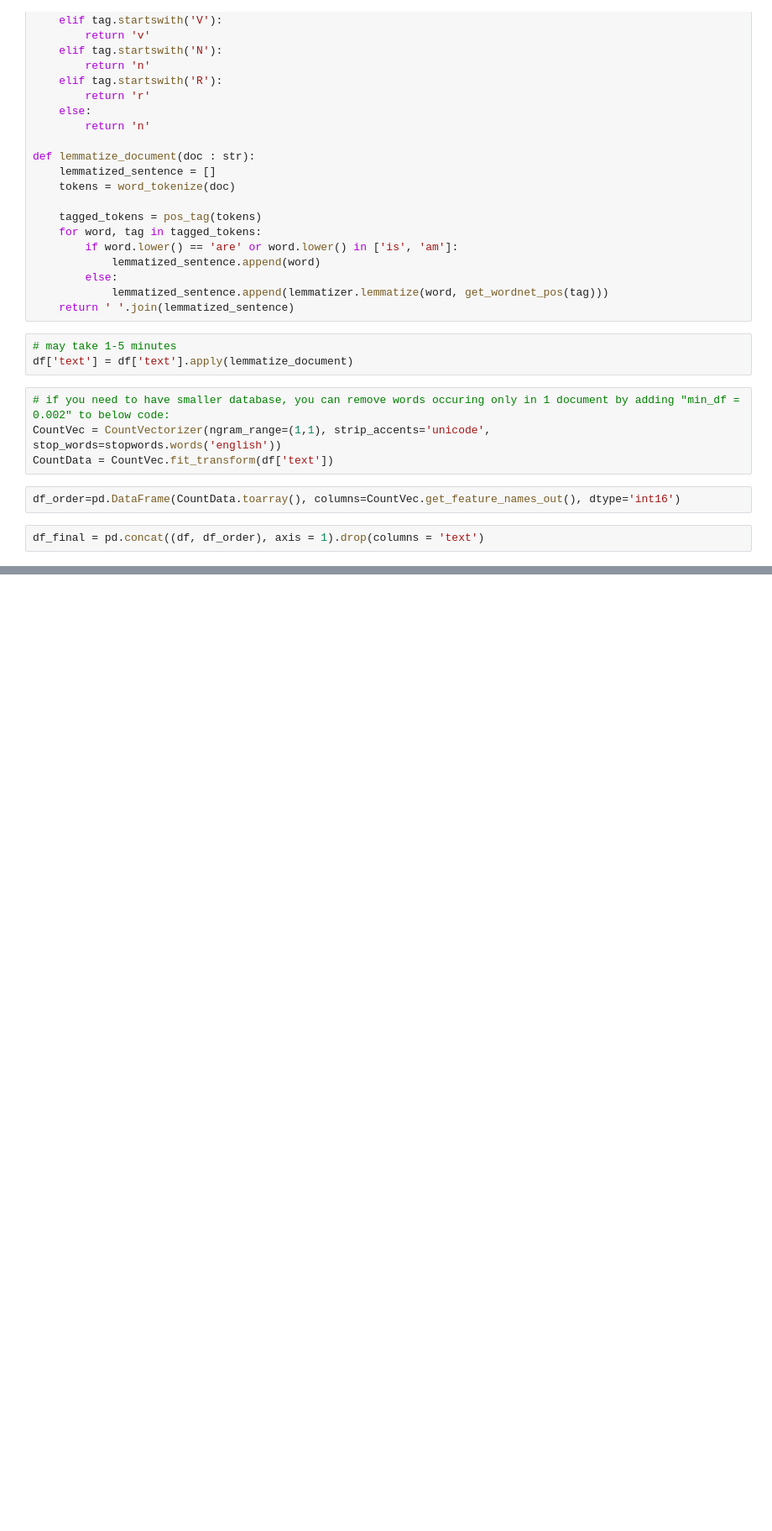
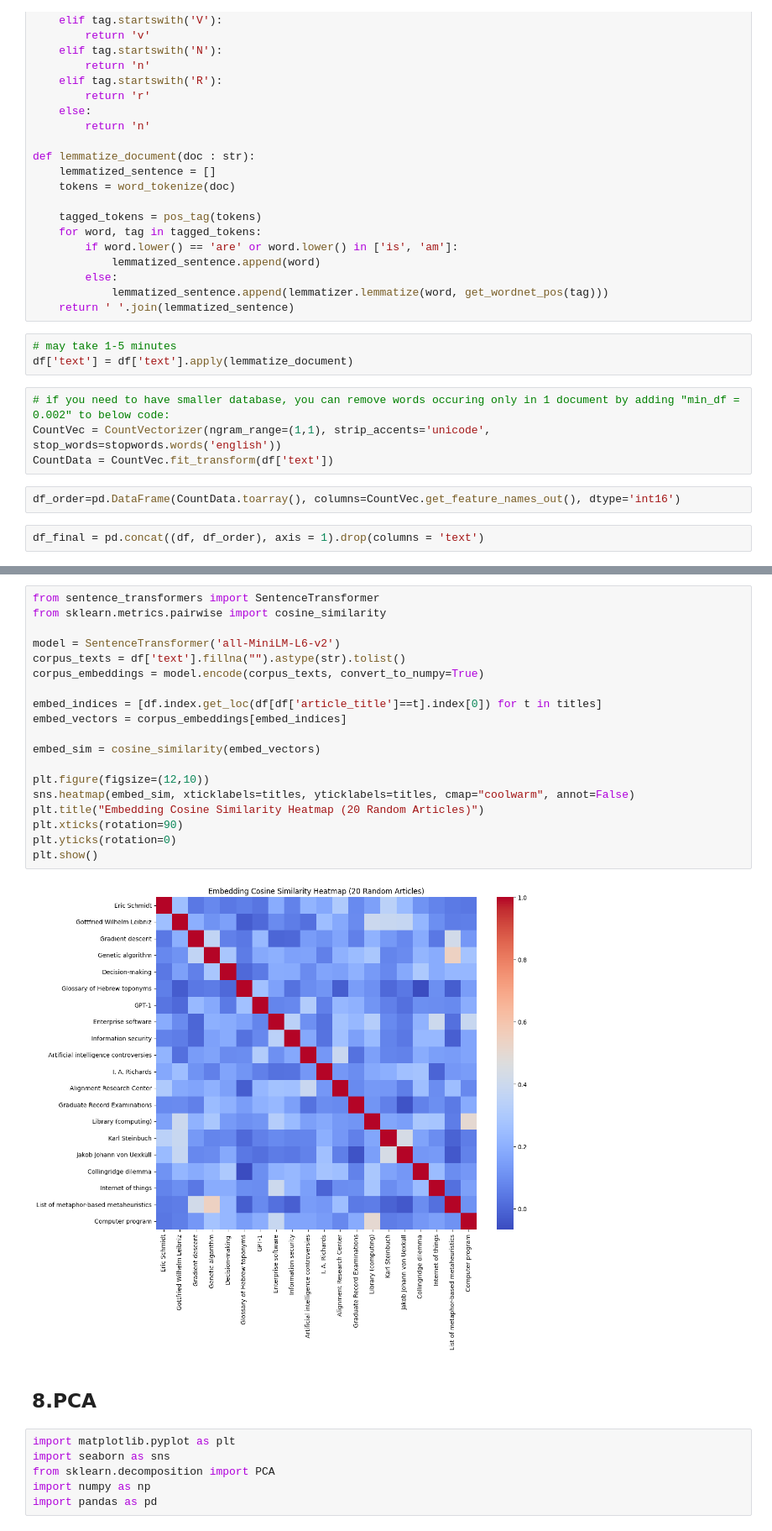
Before and after one commit to MNOWAK1234/PUTcourses, a Jupyter notebook: IR/Project2/Project2.ipynb, the cells around one changed output, grey strips where cells are left out. Shown at 84% size. Saved outputs shown, nothing was run; the diff lists cells and outputs as text; blank space fills up the shorter version.

```diff
--- a/IR/Project2/Project2.ipynb
+++ b/IR/Project2/Project2.ipynb
@@ -139,0 +463,29 @@ df_final.to_parquet("cleaned_articles.parquet", engine="pyarrow", index=False)
+# %%
+from sentence_transformers import SentenceTransformer
+from sklearn.metrics.pairwise import cosine_similarity
+
+model = SentenceTransformer('all-MiniLM-L6-v2')
+corpus_texts = df['text'].fillna("").astype(str).tolist()
+corpus_embeddings = model.encode(corpus_texts, convert_to_numpy=True)
+
+embed_indices = [df.index.get_loc(df[df['article_title']==t].index[0]) for t in titles]
+embed_vectors = corpus_embeddings[embed_indices]
+
+embed_sim = cosine_similarity(embed_vectors)
+
+plt.figure(figsize=(12,10))
+sns.heatmap(embed_sim, xticklabels=titles, yticklabels=titles, cmap="coolwarm", annot=False)
+plt.title("Embedding Cosine Similarity Heatmap (20 Random Articles)")
+plt.xticks(rotation=90)
+plt.yticks(rotation=0)
+plt.show()
+# %% [output]
+[figure, added]
+# %% [markdown]
+## 8.PCA
+# %%
+import matplotlib.pyplot as plt
+import seaborn as sns
+from sklearn.decomposition import PCA
+import numpy as np
+import pandas as pd
```
Also changed, not shown: parts of 28 cells of this notebook.
